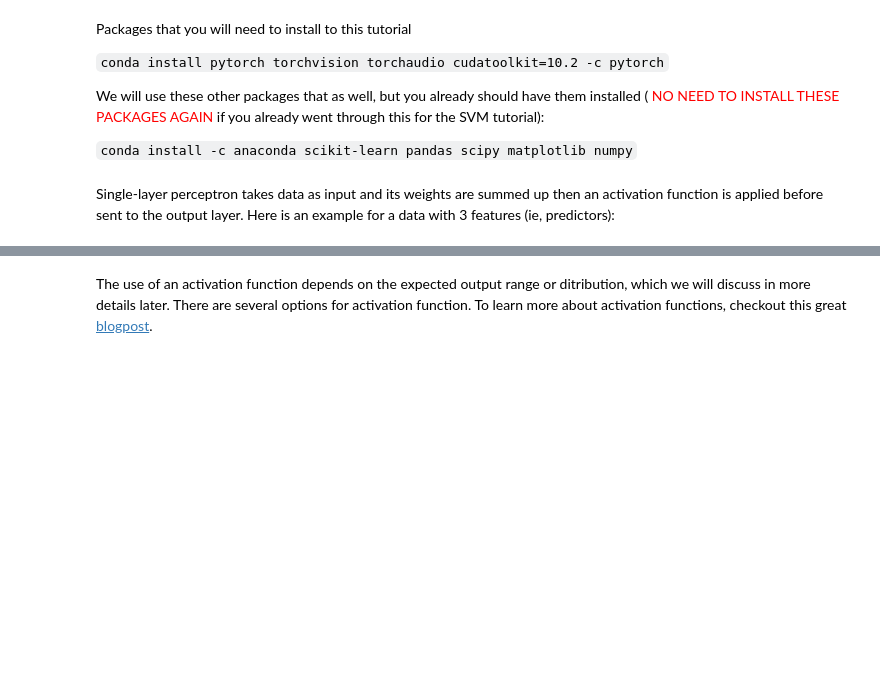
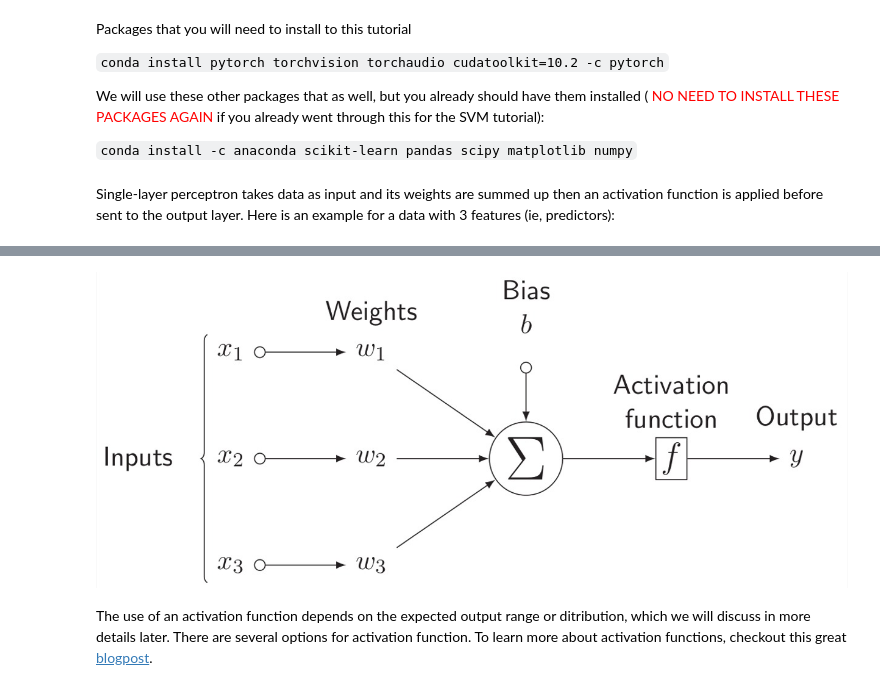
Before and after one commit to selvaje/SE_docs, a Jupyter notebook: source/CASESTUDY/Tree_Height_05Perceptron_intro_2025.ipynb, the cells around one changed output, grey strips where cells are left out. Saved outputs shown, nothing was run; the diff lists cells and outputs as text; code cells hidden in the pictures; blank space fills up the shorter version.

```diff
--- a/source/CASESTUDY/Tree_Height_05Perceptron_intro_2025.ipynb
+++ b/source/CASESTUDY/Tree_Height_05Perceptron_intro_2025.ipynb
@@ -33,3 +31,8 @@ Single-layer perceptron takes data as input and its weights are summed up then a
+# %%
+from IPython.display import Image
+Image("../images/perceptron.jpeg" , width = 800, height = 400)
+# %% [output]
+[figure, added]
 # %% [markdown]
 The use of an activation function depends on the expected output range or ditribution, which we will discuss in more details later. There are several options for activation function. To learn more about activation functions, checkout this great [blogpost](https://www.analyticsvidhya.com/blog/2020/01/fundamentals-deep-learning-activation-functions-when-to-use-them/).
 # %% [markdown]
```
Also changed, not shown: parts of 1 cell of this notebook, 7 other files.
